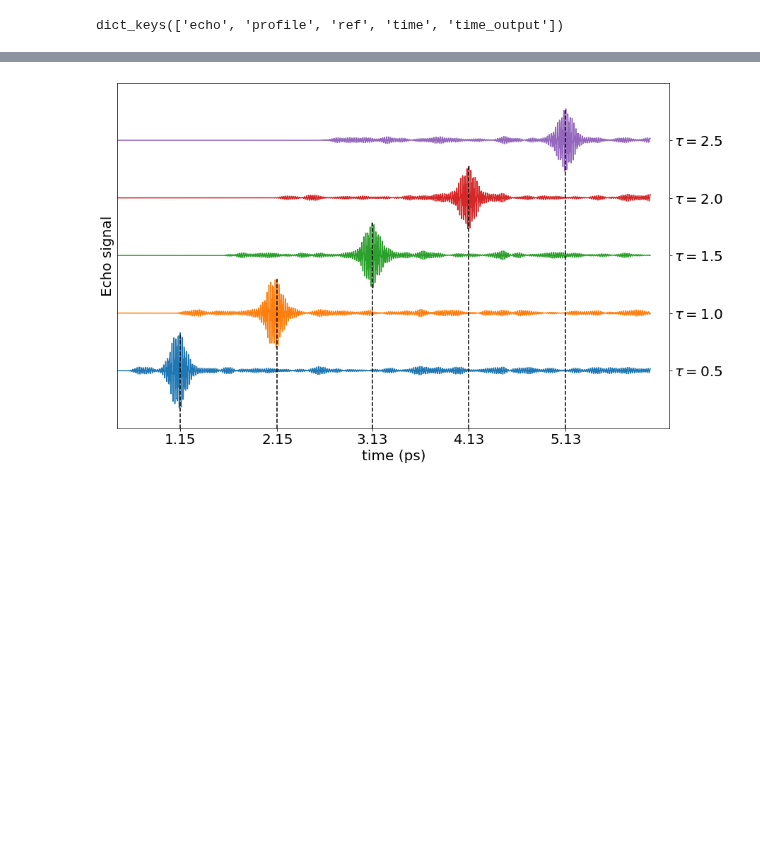
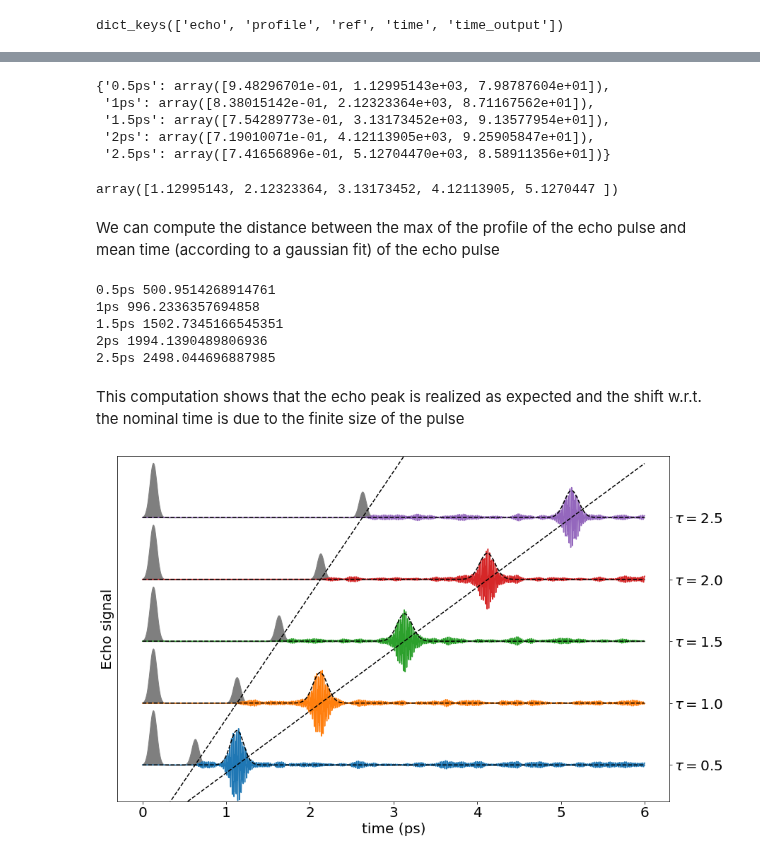
Before and after one commit to marcodalessandro76/Echo_mechanisms_decay_time_optical_orientation, a Jupyter notebook: PHOTON_ECO/ANALYSIS_Plot.ipynb, the cells around one changed output, grey strips where cells are left out. Drawn from its saved outputs; the diff is of its cells as text; code cells hidden in the pictures; blank space fills up the shorter version.

```diff
--- a/PHOTON_ECO/ANALYSIS_Plot.ipynb
+++ b/PHOTON_ECO/ANALYSIS_Plot.ipynb
@@ -183,0 +184,3 @@ signal_peak
+# %%
+times_profile = 1e-3*np.array([tmax_profile[i] for i in tau])
+times_profile
@@ -184,33 +191,82 @@ signal_peak
+# %%
+def gauss(x,a,x0,sigma):
+    return a*np.exp(-(x-x0)**2/(2*sigma**2))
+# %%
+gauss_pars = {}
+
+for t,p in zip(tau,echo_peak_vals):
+    signal = echo[t]
+    # build the envelope of the signal
+    ind_max = argrelextrema(signal,np.greater,order=2)[0]
+    values_env = signal[ind_max]
+    time_env = time[ind_max]
+    # perform the fit
+    mean = p
+    sigma = 100
+    popt,pcov = curve_fit(gaus,time_env,values_env,p0=[1,mean,sigma])
+    gauss_pars[t] = popt
+gauss_pars
+# %% [output]
+{'0.5ps': array([9.48296701e-01, 1.12995143e+03, 7.98787604e+01]),
+ '1ps': array([8.38015142e-01, 2.12323364e+03, 8.71167562e+01]),
+ '1.5ps': array([7.54289773e-01, 3.13173452e+03, 9.13577954e+01]),
+ '2ps': array([7.19010071e-01, 4.12113905e+03, 9.25905847e+01]),
+ '2.5ps': array([7.41656896e-01, 5.12704470e+03, 8.58911356e+01])}
+# %%
+times_echo = 1e-3*np.array([gauss_pars[t][1] for t in tau])
+times_echo
+# %% [output]
+array([1.12995143, 2.12323364, 3.13173452, 4.12113905, 5.1270447 ])
+# %% [markdown]
+We can compute the distance between the max of the profile of the echo pulse and mean time (according to a gaussian fit)
+of the echo pulse
+# %%
+for t in tau:
+    diffe = gauss_pars[t][1]-tmax_profile[t]
+    print(t,diffe)
+# %% [output]
+0.5ps 500.9514268914761
+1ps 996.2336357694858
+1.5ps 1502.7345166545351
+2ps 1994.1390489806936
+2.5ps 2498.044696887985
+# %% [markdown]
+This computation shows that the echo peak is realized as expected and the shift w.r.t. the nominal time is due to the finite
+size of the pulse
 # %%
 tau_disp = [r'$\tau=0.5$',r'$\tau=1.0$',r'$\tau=1.5$',r'$\tau=2.0$',r'$\tau=2.5$']
 label_size = 20
-e_min = -2e-4
-e_max = 1e-3
-shift = 2e-4
+e_min = -1
+e_max = 8.5
+shift = 1.7
+a_profile = 4*shift/(times_profile[-1]-times_profile[0])
+b_profile = -a*times_profile[0]
+a_echo = 4*shift/(times_echo[-1]-times_echo[0])
+b_echo = -a_echo*times_echo[0]
+
 ypos=0
 
 fig, ax1 = plt.subplots(figsize=(14, 9))
 
 for t in tau:
-    ax1.plot(time*1e-3,ypos+echo[t])
+    ax1.plot(time*1e-3,ypos+echo[t]) #,color='tab:orange'
+    #ax1.plot(time_output*1e-3,ypos+1.5*profile[t],color='tab:grey')
+    ax1.fill_between(time_output*1e-3,ypos+1.5*profile[t]*rescale_profile,ypos,color='tab:grey')
+    ax1.plot(time*1e-3,ypos+gauss(time,*gauss_pars[t]),color='black',linestyle='--')
     ypos+=shift
-ypos = 0
-for t,v in zip(time_peak,signal_peak):
-    ax1.axvline(t*1e-3,ymax=(ypos+v-e_min)/(e_max-e_min),color='black',ls='--')
-    #ax1.text(t*1e-3+0.1,e_min/1.5,'$t_M$=%s'%str(t*1e-3),size=label_size)
-    ypos+=shift
+ax1.plot(time*1e-3,a_profile*time*1e-3+b_profile,color='black',linestyle='--')
+#ax1.scatter(times_profile,a_profile*times_profile+b_profile,color='black')
+ax1.plot(time*1e-3,a_echo*time*1e-3+b_echo,color='black',linestyle='--')
+#ax1.scatter(times_echo,a_echo*times_echo+b_echo)
+
 ax1.set_xlabel('time (ps)',size=label_size)
 ax1.set_ylabel('Echo signal',size=label_size)
-ax1.set_xlim(0.5,6.2)
 ax1.set_ylim(e_min,e_max)
-#ax1.set_yticks([])
 ax1.set_yticks([shift*i for i in range(len(tau_disp))])
 ax1.set_yticklabels(tau_disp,size=label_size)
 ax1.yaxis.tick_right()
-ax1.set_xticks([t*1e-3 for t in time_peak])
-ax1.set_xticklabels([str(round(t*1e-3, 2)) for t in time_peak],size=label_size)
 ax1.tick_params(axis='both', which='major', labelsize=label_size)
 
 #plt.savefig(fname='Plot/echo_analysis.eps',format='eps',bbox_inches = "tight")
 # %% [output]
-[figure, old version]
+[figure, new version]
```
Also changed, not shown: parts of 28 cells of this notebook, 4 other files.
